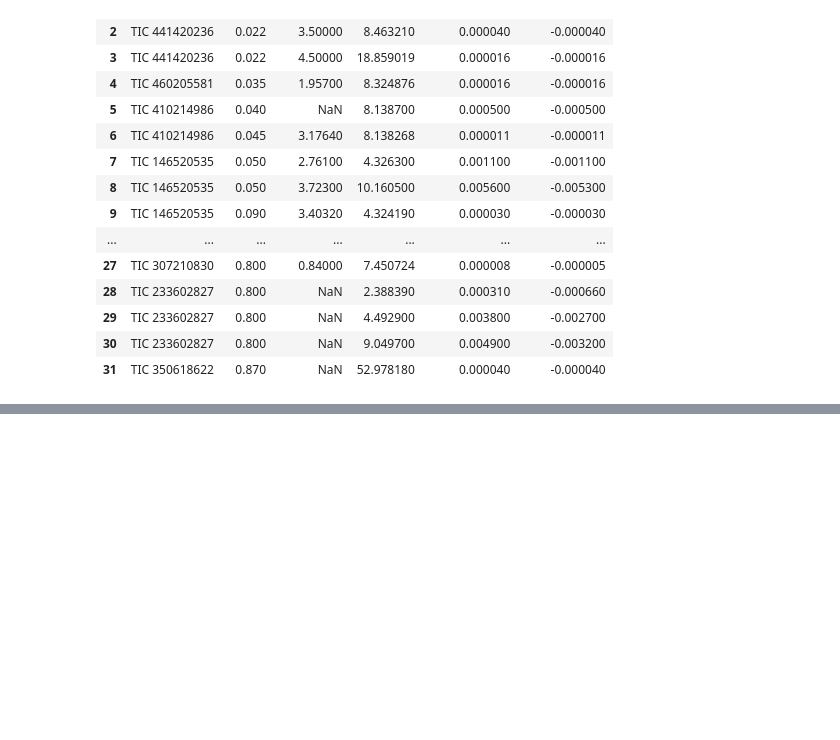
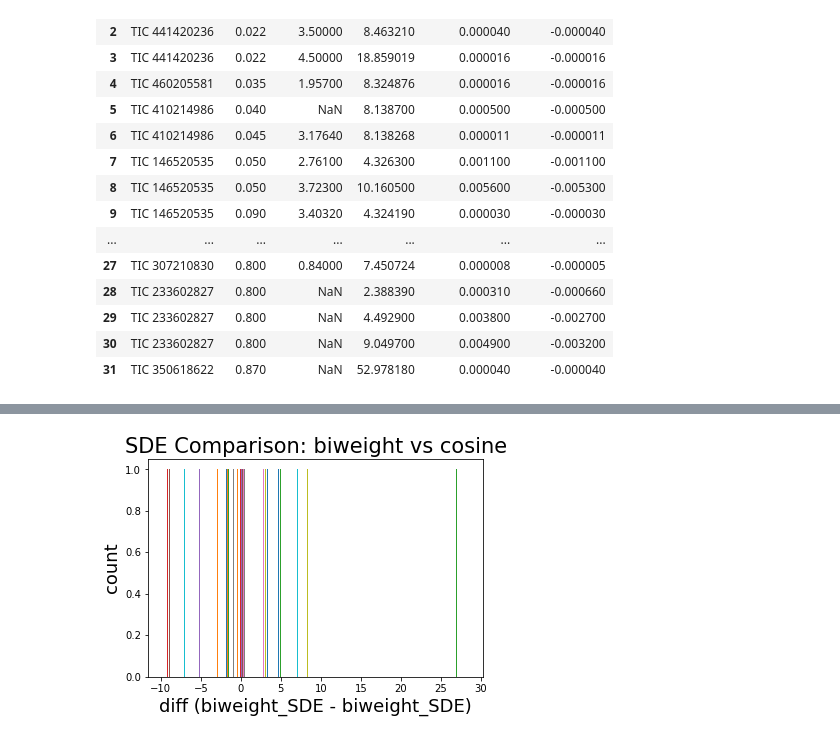
Before and after one commit to hiremasa/ytps, a Jupyter notebook: src/Extract_Nasa_exoplanet_archive.ipynb, the cells around one changed output, grey strips where cells are left out. Cells and saved outputs as stored; diff of their text form; code cells hidden in the pictures; blank space fills up the shorter version.

Commit message:
upload latest result of SDE analysis

```diff
--- a/src/Extract_Nasa_exoplanet_archive.ipynb
+++ b/src/Extract_Nasa_exoplanet_archive.ipynb
@@ -283,0 +283,24 @@ df_target
+# %%
+df_target = pd.read_csv("../output/validated_candidates/SDE_result.csv")
+def sdf_comparison(method1, method2):
+    idx = (df_target[method1]==1) & (df_target[method2]==1)
+    df_temp = df_target.loc[idx, [f"{method1}_SDE", f"{method2}_SDE"]].dropna()
+
+    all_diff = []
+    for _, row in df_temp.iterrows():
+        cur_diff = []
+        SDE_1 = row[f"{method1}_SDE"]
+        SDE_2 = row[f"{method2}_SDE"]
+
+        cur_diff.append(np.array(SDE_1 - SDE_2))
+        all_diff.append(cur_diff)
+
+    plt.figure(figsize=(6, 4))
+    plt.hist(all_diff)
+    plt.title(f"SDE Comparison: {method1} vs {method2}", fontsize=21)
+    plt.xlabel(f"diff ({method1}_SDE - {method1}_SDE)", fontsize=18)
+    plt.ylabel("count", fontsize=18)
+# %%
+sdf_comparison("biweight", "cosine")
+# %% [output]
+[figure, added]
```
Also changed, not shown: parts of 21 cells of this notebook, 1 other file.
